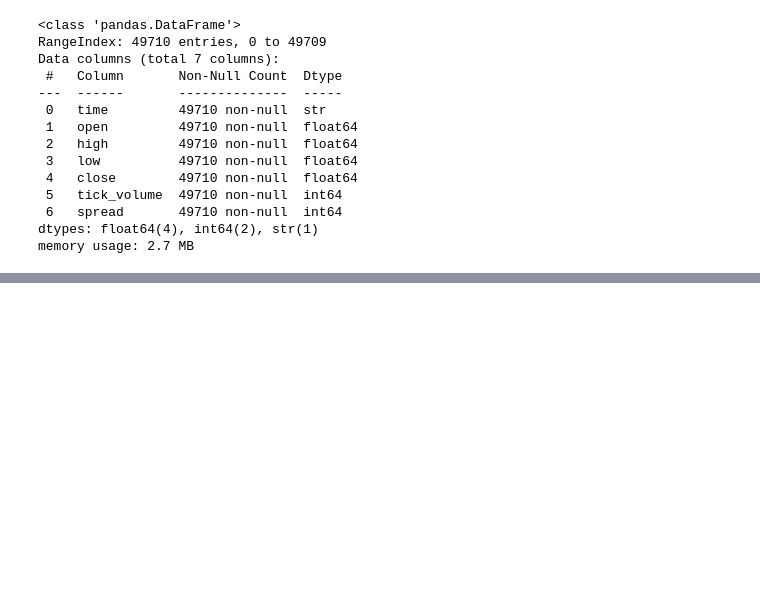
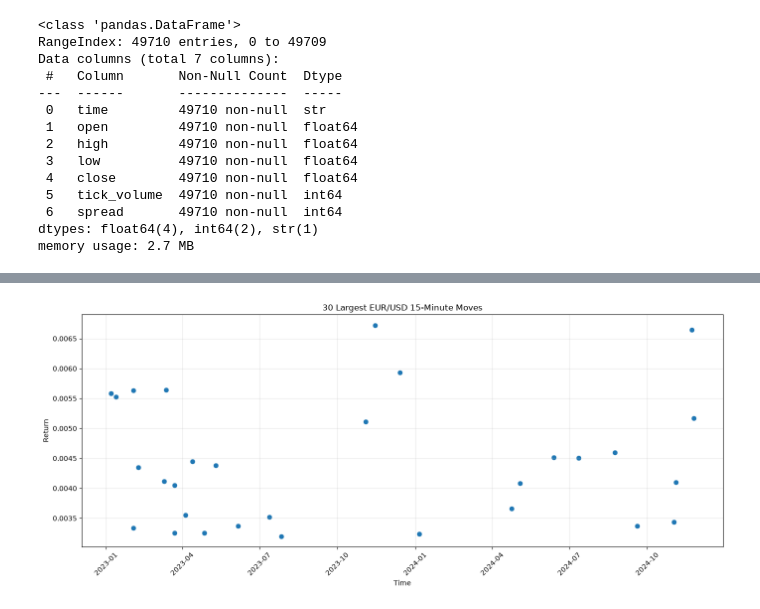
Before and after one commit to Boogema-n/forex-data, a Jupyter notebook: forex.ipynb, the cells around one changed output, grey strips where cells are left out. Saved outputs shown, nothing was run; the diff lists cells and outputs as text; code cells hidden in the pictures; blank space fills up the shorter version.

```diff
--- a/forex.ipynb
+++ b/forex.ipynb
@@ -54,0 +233,24 @@ KeyError: 'time'
+# %%
+top_30 = df.nlargest(30, "return")[["time", "return"]]
+
+top_30
+
+plt.figure(figsize=(14, 6))
+
+sns.scatterplot(
+    data=top_30,
+    x="time",
+    y="return",
+    s=60
+)
+
+plt.title("30 Largest EUR/USD 15-Minute Moves")
+plt.xlabel("Time")
+plt.ylabel("Return")
+
+plt.xticks(rotation=45)
+plt.grid(True, alpha=0.3)
+plt.tight_layout()
+plt.show()
+# %% [output]
+[figure, added]
```
Also changed, not shown: parts of 18 cells of this notebook.
